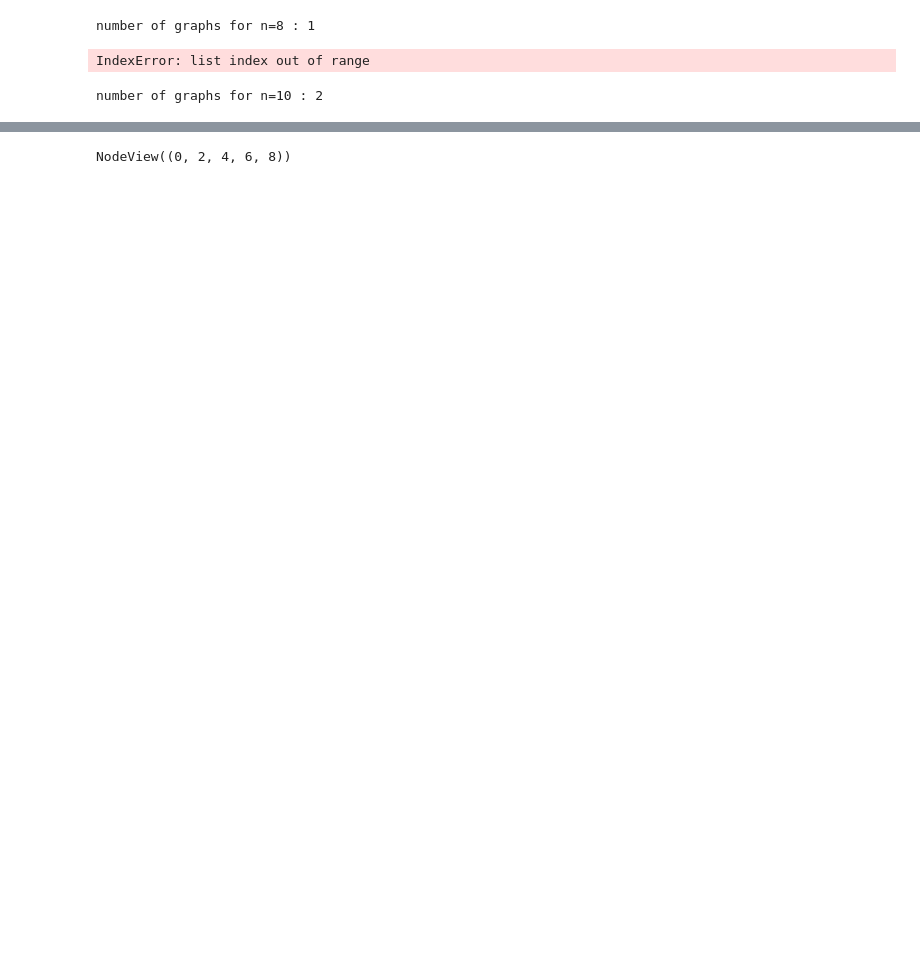
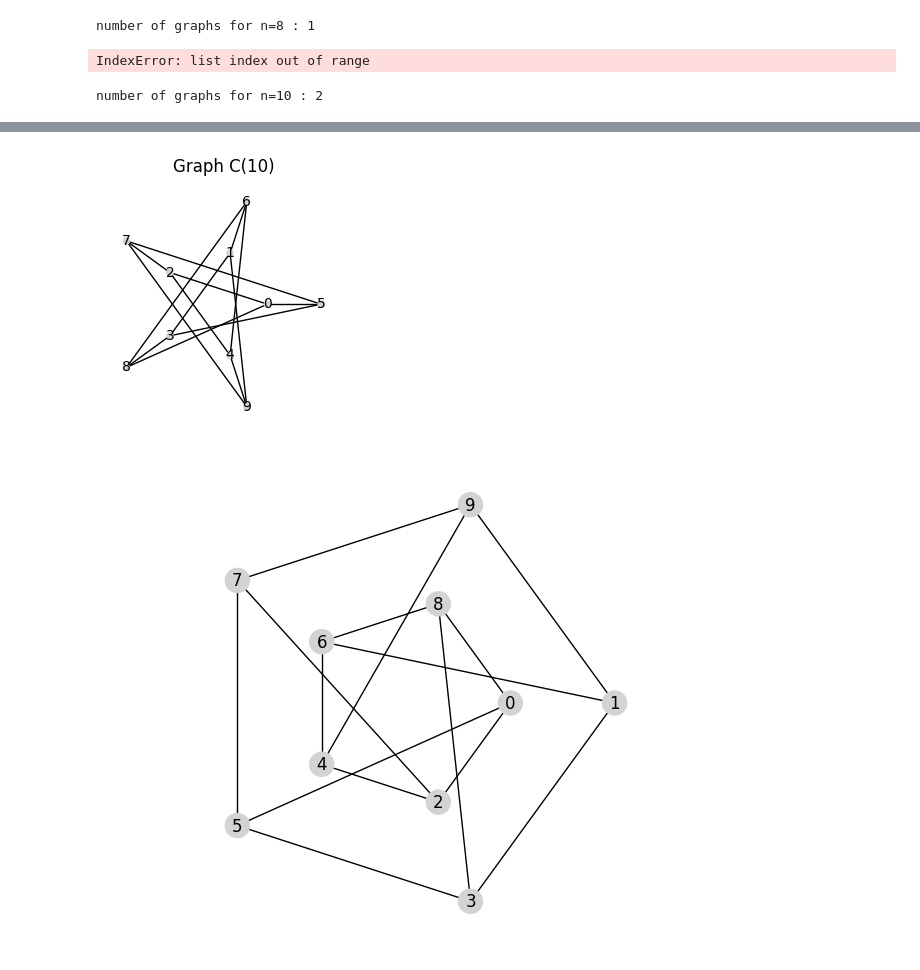
Before and after one commit to matej-2003/graph_theory_research_project, a Jupyter notebook: generator.ipynb, the cells around one changed output, grey strips where cells are left out. Cells and saved outputs as stored; diff of their text form; code cells hidden in the pictures; blank space fills up the shorter version.

```diff
--- a/generator.ipynb
+++ b/generator.ipynb
@@ -94,38 +132,102 @@ number of graphs for n=10 : 2
 # %%
-G, _, _ = x[1]
 # display_graph(G, figsize=(3, 3), show_title=True, with_labels=True)
 
 
 def get_cycles(G):
     even_nodes = [v for v in G.nodes if v % 2 == 0]
     odd_nodes  = [v for v in G.nodes if v % 2 == 1]
 
     def cycle_subgraph(G, nodes):
         n = len(nodes)
         edges = [
             (nodes[i], nodes[(i+1) % n])
             for i in range(n)
         ]
         # print(edges)
         return G.edge_subgraph(edges)
 
 
     C_top    = cycle_subgraph(G, even_nodes)
     C_bottom = cycle_subgraph(G, odd_nodes)
 
     return C_top, C_bottom
 
 def split_mask(G, mask):
     n_half = len(G) // 2
     return mask[n_half:], mask[:n_half]
 
 
 # display_graph(C_top, figsize=(3,3), show_title=True, with_labels=True, pos=nx.circular_layout(C_top))
 # display_graph(C_bottom, figsize=(3,3), show_title=True, with_labels=True, pos=nx.circular_layout(C_bottom))
 
-C_top.nodes
+display_graph(G, figsize=(3,3), show_title=True, with_labels=True, pos=prism_layout(G))
+
+
+def ordered_cycle_nodes(C):
+    nodes = list(C.nodes)
+    start = nodes[0]
+
+    order = [start]
+    prev = None
+    curr = start
+
+    while True:
+        nbrs = list(C.neighbors(curr))
+        nxt = nbrs[0] if nbrs[0] != prev else nbrs[1]
+        if nxt == start:
+            break
+        order.append(nxt)
+        prev, curr = curr, nxt
+
+    return order
+
+
+import math
+
+def display_prism(G, r_inner=1.0, r_outer=2.0):
+    C_top, C_bottom = get_cycles(G)
+
+    top_nodes = ordered_cycle_nodes(C_top)
+    bottom_nodes = ordered_cycle_nodes(C_bottom)
+
+    if len(top_nodes) != len(bottom_nodes):
+        raise ValueError("Top and bottom cycles must have same length")
+
+    n = len(top_nodes)
+    pos = {}
+
+    for i in range(n):
+        angle = 2 * math.pi * i / n
+
+        pos[top_nodes[i]] = (
+            r_inner * math.cos(angle),
+            r_inner * math.sin(angle)
+        )
+
+        pos[bottom_nodes[i]] = (
+            r_outer * math.cos(angle),
+            r_outer * math.sin(angle)
+        )
+
+    nx.draw(
+        G,
+        pos,
+        with_labels=True,
+        node_size=300,
+        node_color=[
+            'red' if G.nodes[v].get("infected") else 'lightgray'
+            for v in G
+        ],
+    )
+
+    plt.axis("equal")
+    plt.show()
+
+
+display_prism(G)
 # %% [output]
-NodeView((0, 2, 4, 6, 8))
+[figure, added]
+[figure, added]
 # %%
 def infect_graph_by_cycle(G_, mask):
     G = G_.copy()
```
Also changed, not shown: parts of 4 cells of this notebook, 1 other file.
